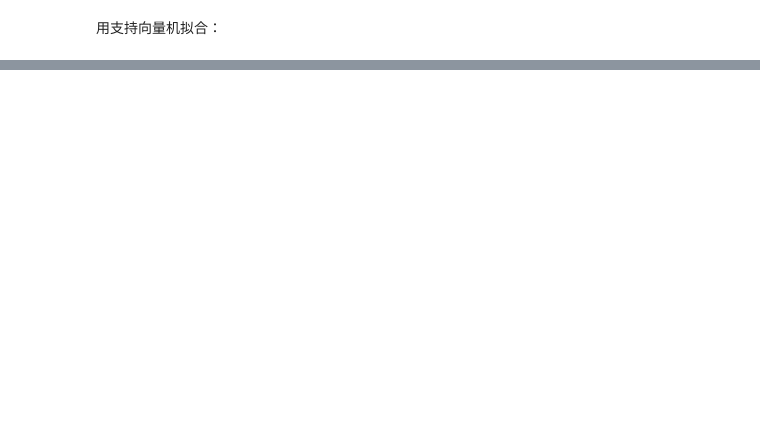
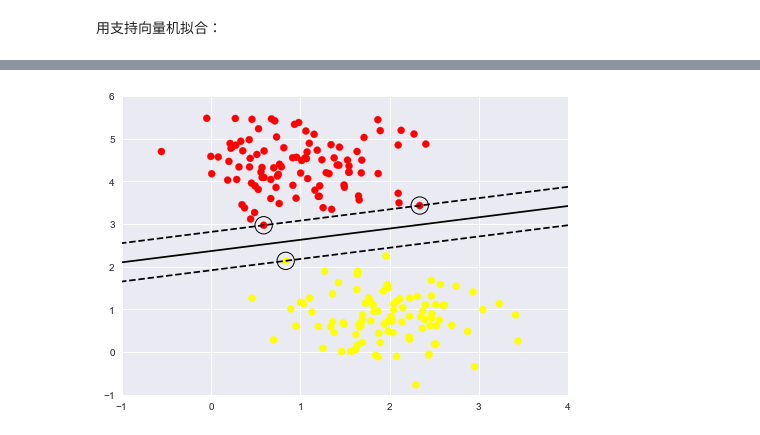
Before and after one commit to Vodka-Bu/PythonDataScienceHandbook, a Jupyter notebook: 5-LearningSklearn/07-SVM.ipynb, the cells around one changed output, grey strips where cells are left out. Cells and saved outputs as stored; diff of their text form; code cells hidden in the pictures; blank space fills up the shorter version.

```diff
--- a/5-LearningSklearn/07-SVM.ipynb
+++ b/5-LearningSklearn/07-SVM.ipynb
@@ -65,0 +126,6 @@ SVC(C=10000000000.0, cache_size=200, class_weight=None, coef0=0.0,
+# %%
+# 动态的观察SVM模型的特点
+from ipywidgets import interact, fixed
+interact(plot_svm, N=[10,200], ax=fixed(None))
+# %% [output]
+[figure, added]
```
Also changed, not shown: parts of 42 cells of this notebook.
